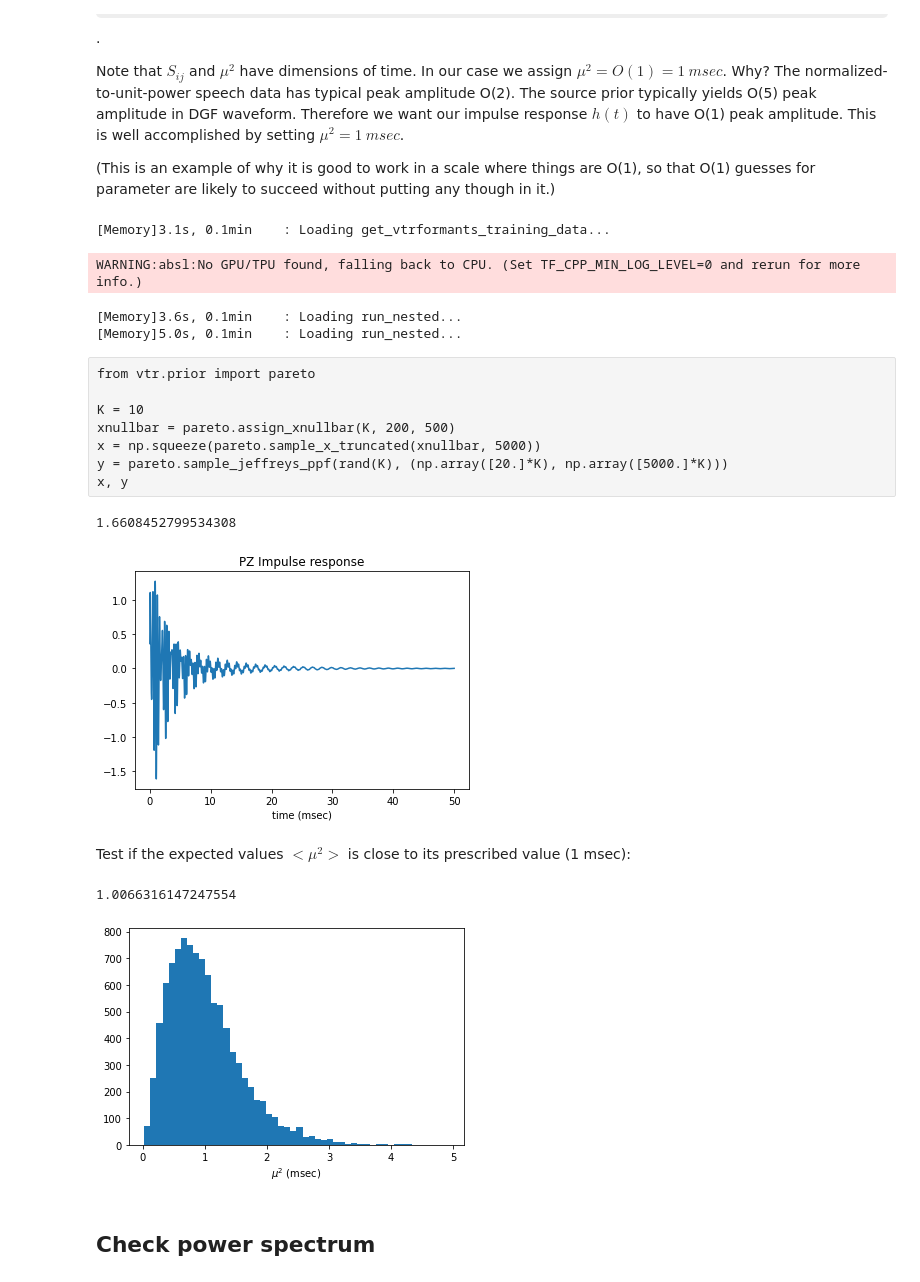
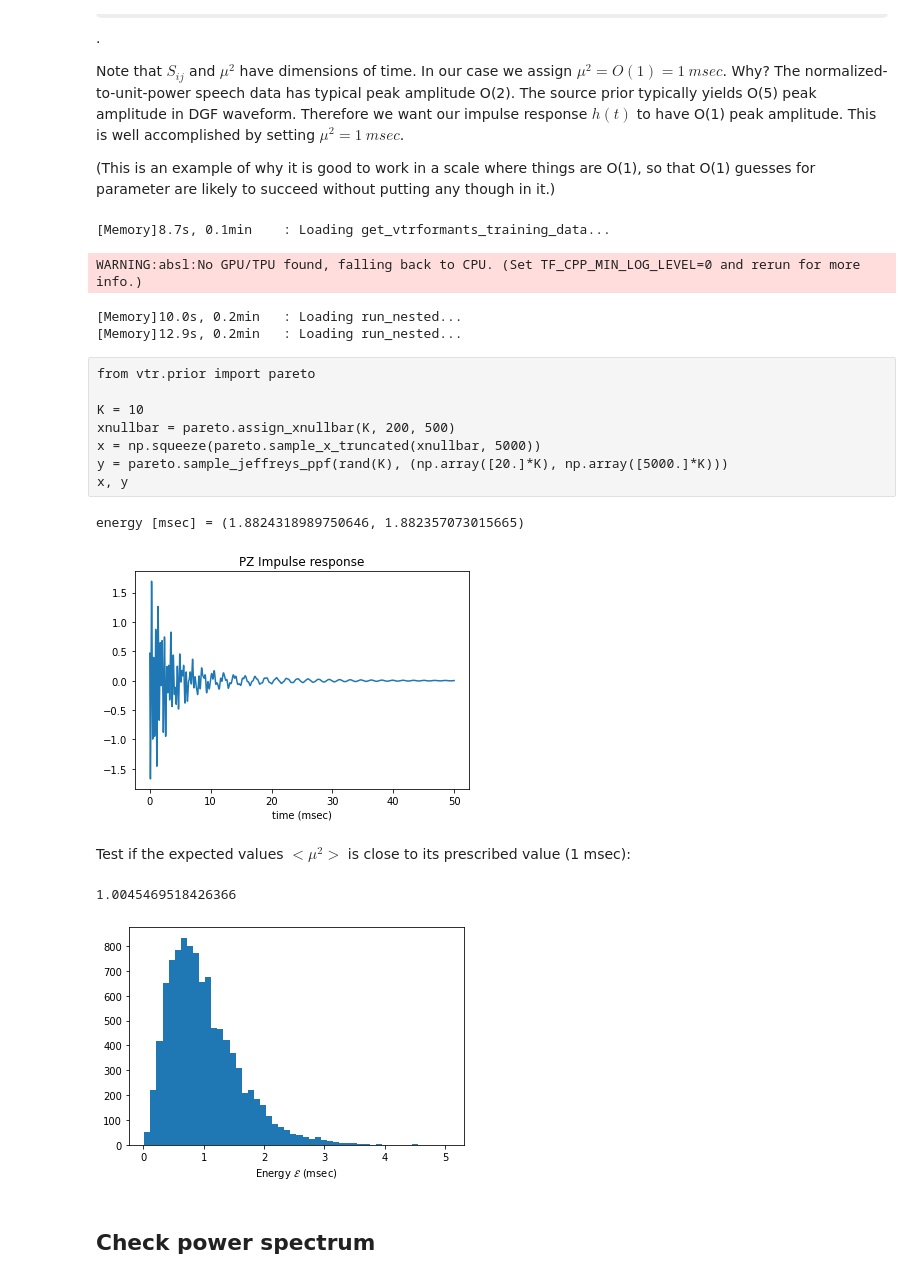
Before and after one commit to mvsoom/thesis-py, a Jupyter notebook: vtr/prior/polezero.ipynb, the cells around one changed output. Saved outputs shown, nothing was run; the diff lists cells and outputs as text; code cells hidden in the pictures; some formulas as TeX source.

```diff
--- a/vtr/prior/polezero.ipynb
+++ b/vtr/prior/polezero.ipynb
@@ -97,20 +97,11 @@ def samplexy(K = 3, prior = bandwidth.TFB_prior()):
     x, y = np.split(np.array(xy), 2)
     x, y = x[:K], y[:K]
     return x, y
-
-def eval_G(t, x, y):
-    K = len(x)
-    G = np.empty((len(t), 2*K))
-    X, Y, T = x[None,:], y[None,:], t[:,None]
-
-    G[:, :K] = np.cos(2.*np.pi*X*T)*np.exp(-np.pi*Y*T)
-    G[:, K:] = np.sin(2.*np.pi*X*T)*np.exp(-np.pi*Y*T)
-    return G # (N, m)
 # %% [output]
-[Memory]3.1s, 0.1min    : Loading get_vtrformants_training_data...
+[Memory]8.7s, 0.1min    : Loading get_vtrformants_training_data...
 WARNING:absl:No GPU/TPU found, falling back to CPU. (Set TF_CPP_MIN_LOG_LEVEL=0 and rerun for more info.)
-[Memory]3.6s, 0.1min    : Loading run_nested...
-[Memory]5.0s, 0.1min    : Loading run_nested...
+[Memory]10.0s, 0.2min   : Loading run_nested...
+[Memory]12.9s, 0.2min   : Loading run_nested...
 # %% [raw]
 from vtr.prior import pareto
 
@@ -122,39 +113,38 @@ x, y
 # %%
 K = 3
 x, y = samplexy(K)
 
 fs = 1000 # kHz
 dt = 1/fs # msec
 t = np.arange(0., 50, dt) # msec
-G = eval_G(t, x/1000, y/1000)
 
 ab = polezero.amplitudes_prior_ppf(rand(2*K), x, y)
 
-s = G @ ab
-plot(t, s)
+h = polezero.impulse_response(t, x, y, ab)
+plot(t, h)
 title("PZ Impulse response")
 xlabel("time (msec)")
-mu2 = np.dot(s, s)*dt
-mu2
+
+# Calculate energy numerically and compare with analytical result
+energy = np.dot(h, h)*dt
+print("energy [msec] =", (energy, polezero.impulse_response_energy(x, y, ab)))
 # %% [output]
-1.6608452799534308
+energy [msec] = (1.8824318989750646, 1.882357073015665)
-[figure, old version]
+[figure, new version]
 # %% [markdown]
 Test if the expected values $<\mu^2>$ is close to its prescribed value (1 msec):
 # %%
-mu2s = []
+energies = []
 for _ in range(10000):
-    a = polezero.amplitudes_prior_ppf(rand(2*K), x, y)
-    s = G @ a
-    mu2 = np.dot(s, s)*dt
-    mu2s += [mu2]
+    ab = polezero.amplitudes_prior_ppf(rand(2*K), x, y)
+    energies += [polezero.impulse_response_energy(x, y, ab)]
 
-hist(mu2s, bins=50)
-xlabel("$\mu^2$ (msec)")
-mean(mu2s) # msec
+hist(energies, bins=50)
+xlabel("Energy $\mathcal{E}$ (msec)")
+mean(energies) # msec
 # %% [output]
-1.0066316147247554
+1.0045469518426366
-[figure, old version]
+[figure, new version]
 # %% [markdown]
 ## Check power spectrum
 # %%
```
Also changed, not shown: parts of 5 cells of this notebook, 2 other files.
